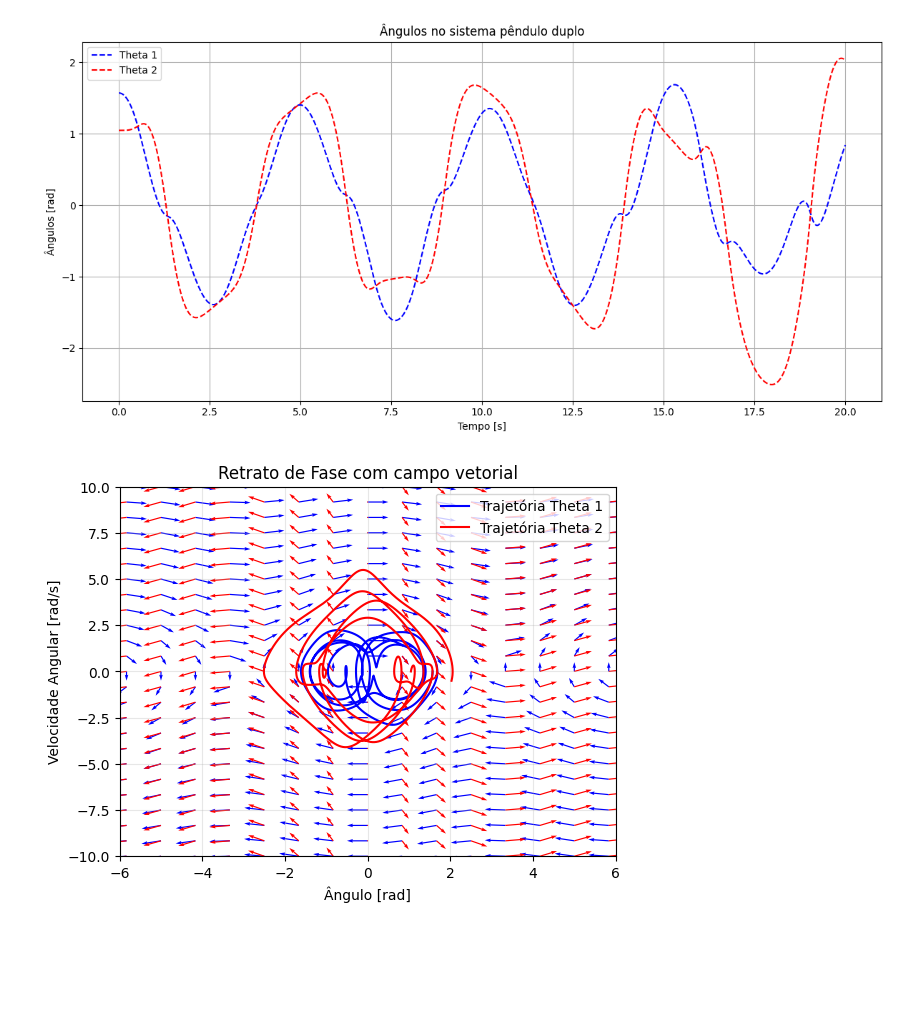
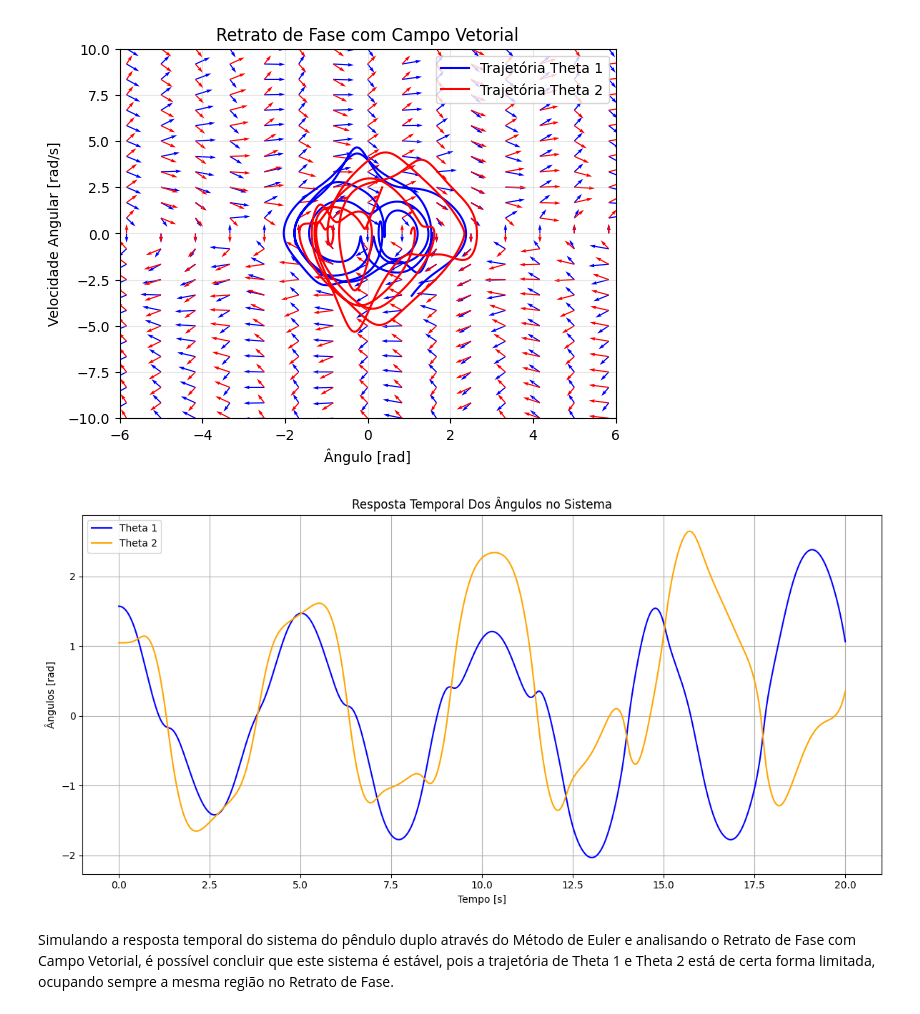
Before and after one commit to EnzoFSouza/computacao_numerica, a Jupyter notebook: q2U3.ipynb, the cells around one changed output. Drawn from its saved outputs; the diff is of its cells as text; code cells hidden in the pictures; blank space fills up the shorter version.

```diff
--- a/q2U3.ipynb
+++ b/q2U3.ipynb
@@ -2,7 +2,7 @@
 import numpy as np
 import matplotlib.pyplot as plt
 # %%
-N = 10000
+N = 2000
 t0 = 0.0
 tf = 20
 t = np.linspace(t0, tf, N)
@@ -39,20 +39,6 @@ for n in range(N - 1):
     v_1[n + 1] = v_1[n] + dt * (numerador_t_1 / denominador_t_1)
     t_2[n + 1] = t_2[n] + dt * v_2[n]
     v_2[n + 1] = v_2[n] + dt * (numerador_t_2 / denominador_t_2)
-# %%
-plt.figure(figsize=(12, 6))
-plt.plot(t, t_1,'--b', label='Theta 1')
-plt.plot(t, t_2,'--r', label='Theta 2')
-plt.xlabel('Tempo [s]')
-plt.ylabel('Ângulos [rad]')
-plt.title('Ângulos no sistema pêndulo duplo')
-plt.grid()
-plt.legend()
-
-plt.tight_layout()
-plt.show()
-# %% [output]
-[figure, removed]
 # %%
 def vector_field_theta1(T1, V1, T2, V2):
     numerador_t_1 = -1*g*(2*m1 + m2)*np.sin(T1) - m2*g*np.sin(T1-2*T2) - 2*np.sin(T1-T2)*m2*((V2**2)*l2 + (V1**2)*l1*np.cos(T1 - T2))
@@ -63,7 +49,7 @@ def vector_field_theta1(T1, V1, T2, V2):
     return dtheta1dt, dvang1dt
 
 def vector_field_theta2(T1, V1, T2, V2):
-    numerador_t_2 = 2*np.sin(T1 - T2)*(V1**2*l1*(m1+m2) + g*(m1+m2)*np.cos(T1) + V2**2*l2*m2*np.cos(T1[n] - T2[n]))
+    numerador_t_2 = 2*np.sin(T1 - T2)*((V1**2)*l1*(m1+m2) + g*(m1+m2)*np.cos(T1) + (V2**2)*l2*m2*np.cos(T1 - T2))
     denominador_t_2 = l2*(2*m1 + m2 - m2*np.cos(2*T1 - 2*T2))
 
     dtheta2dt = V2
@@ -75,54 +61,62 @@ v_1_vals = np.linspace(-10, 10, 25)
 t_2_vals = np.linspace(-10, 10, 25)
 v_2_vals = np.linspace(-10, 10, 25)
 
+#Calculando Retrato de Fase para Theta 1
 T_1, V_1 = np.meshgrid(t_1_vals, v_1_vals)
-T_2, V_2 = np.meshgrid(t_2_vals, v_2_vals)
+T_2 = t_2[1000]
+V_2 = v_2[1000]
 
-dtheta1dt, dvang1dt = vector_field_theta1(T_1, V_1, t_2_vals, v_2_vals)
-dtheta2dt, dvang2dt = vector_field_theta1(t_1_vals, v_2_vals, T_2, V_2)
+dtheta1dt, dvang1dt = vector_field_theta1(T_1, V_1, T_2, V_2)
 
 magnitudes_theta1 = np.sqrt(dtheta1dt**2 + dvang1dt**2)
 magnitudes_theta1[magnitudes_theta1 == 0] = 1
 dtheta1dt_norm = dtheta1dt / magnitudes_theta1
 dvang1dt_norm = dvang1dt / magnitudes_theta1
 
+plt.quiver(T_1, V_1, dtheta1dt_norm, dvang1dt_norm,
+           color = 'blue', angles = 'xy', scale_units = 'xy', scale = 2)
+
+#Calculando Retrato de Fase para Theta 2
+T_2, V_2 = np.meshgrid(t_2_vals, v_2_vals)
+T_1 = t_1[1000]
+V_1 = v_1[1000]
+
+dtheta2dt, dvang2dt = vector_field_theta2(T_1, V_1, T_2, V_2)
+
 magnitudes_theta2 = np.sqrt(dtheta2dt**2 + dvang2dt**2)
 magnitudes_theta2[magnitudes_theta2 == 0] = 1
 dtheta2dt_norm = dtheta2dt / magnitudes_theta2
 dvang2dt_norm = dvang2dt / magnitudes_theta2
 
-
-plt.quiver(T_1, V_1, dtheta1dt_norm, dvang1dt_norm,
-           color = 'blue', angles = 'xy', scale_units = 'xy', scale = 2)
 plt.quiver(T_2, V_2, dtheta2dt_norm, dvang2dt_norm,
            color = 'red', angles = 'xy', scale_units = 'xy', scale = 2)
 
 #Plotando somente trajetória
 plt.plot(t_1, v_1, 'b', linewidth = 1.5, label='Trajetória Theta 1')
 plt.plot(t_2, v_2, 'r', linewidth = 1.5, label='Trajetória Theta 2')
 
 plt.xlabel('Ângulo [rad]')
 plt.ylabel('Velocidade Angular [rad/s]')
-plt.title('Retrato de Fase com campo vetorial')
+plt.title('Retrato de Fase com Campo Vetorial')
 plt.legend()
 plt.grid(True, alpha = 0.3)
 plt.xlim([-6, 6])
 plt.ylim([-10, 10])
 plt.show()
 
-#plt.tight_layout()
+plt.figure(figsize=(12, 6))
+plt.plot(t, t_1, 'b', label='Theta 1')
+plt.plot(t, t_2, 'orange', label='Theta 2')
+plt.xlabel('Tempo [s]')
+plt.ylabel('Ângulos [rad]')
+plt.title('Resposta Temporal Dos Ângulos no Sistema')
+plt.grid()
+plt.legend()
 
-#plt.figure(figsize=(12, 4))
-
-#plt.plot(t, t_1, 'b-', linewidth=2, label='Posição x(t)')
-#plt.plot(t, v_1, 'r--', linewidth=2, label='Velocidade v(t)')
-#plt.xlabel('Tempo (s)')
-#plt.ylabel('Posição (m) / Velocidade (m/s)')
-#plt.title('Resposta Temporal do Sistema')
-#plt.grid(True, alpha=0.3)
-#plt.legend()
-
-#plt.tight_layout()
-#plt.show()
+plt.tight_layout()
+plt.show()
 # %% [output]
-[figure, old version]
+[figure, new version]
+[figure, added]
+# %% [markdown]
+Simulando a resposta temporal do sistema do pêndulo duplo através do Método de Euler e analisando o Retrato de Fase com Campo Vetorial, é possível concluir que este sistema é estável, pois a trajetória de Theta 1 e Theta 2 está de certa forma limitada, ocupando sempre a mesma região no Retrato de Fase.
```
